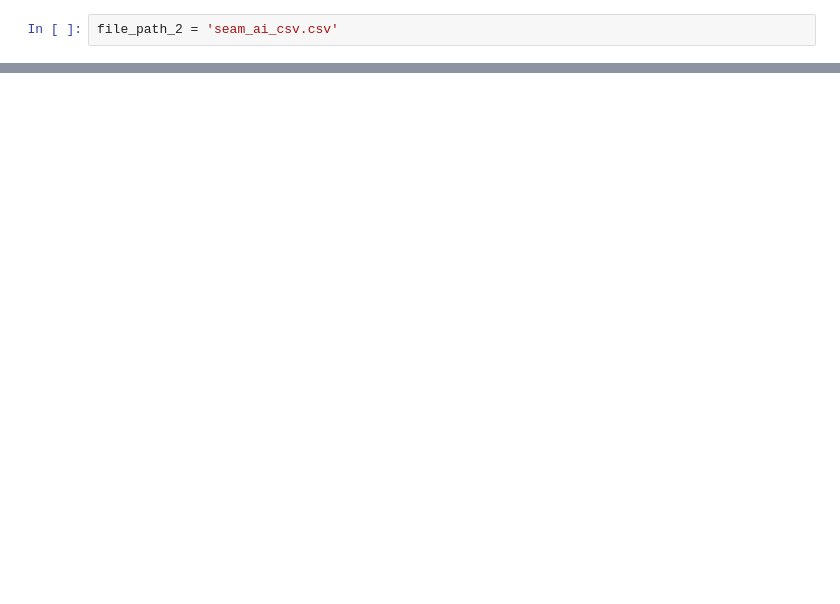
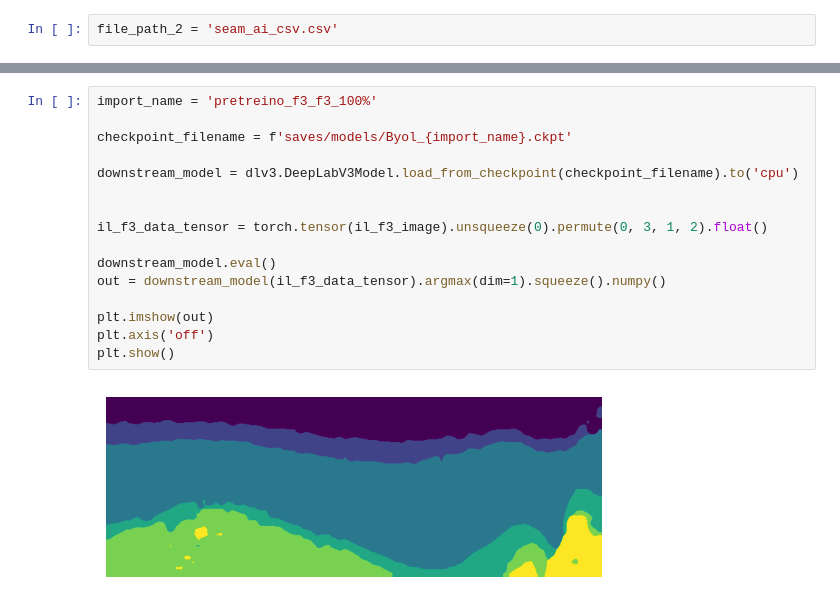
Before and after one commit to viniciuslsoares/Seismic-Byol, a Jupyter notebook: plots.ipynb, the cells around one changed output, grey strips where cells are left out. Drawn from its saved outputs; the diff is of its cells as text; blank space fills up the shorter version.

```diff
--- a/plots.ipynb
+++ b/plots.ipynb
@@ -182,0 +211,18 @@ fig.show()
+# %%
+import_name = 'pretreino_f3_f3_100%'
+
+checkpoint_filename = f'saves/models/Byol_{import_name}.ckpt'
+
+downstream_model = dlv3.DeepLabV3Model.load_from_checkpoint(checkpoint_filename).to('cpu')
+
+
+il_f3_data_tensor = torch.tensor(il_f3_image).unsqueeze(0).permute(0, 3, 1, 2).float()
+
+downstream_model.eval()
+out = downstream_model(il_f3_data_tensor).argmax(dim=1).squeeze().numpy()
+
+plt.imshow(out)
+plt.axis('off')
+plt.show()
+# %% [output]
+[figure, added]
```
Also changed, not shown: parts of 9 cells of this notebook, 7 other files.
